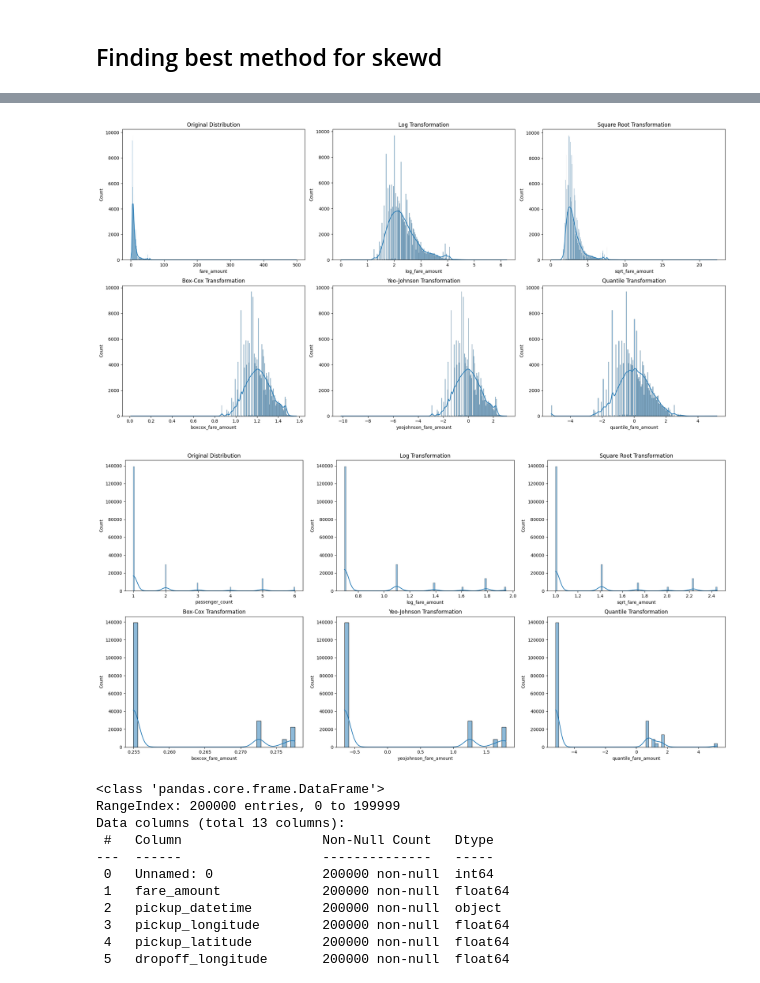
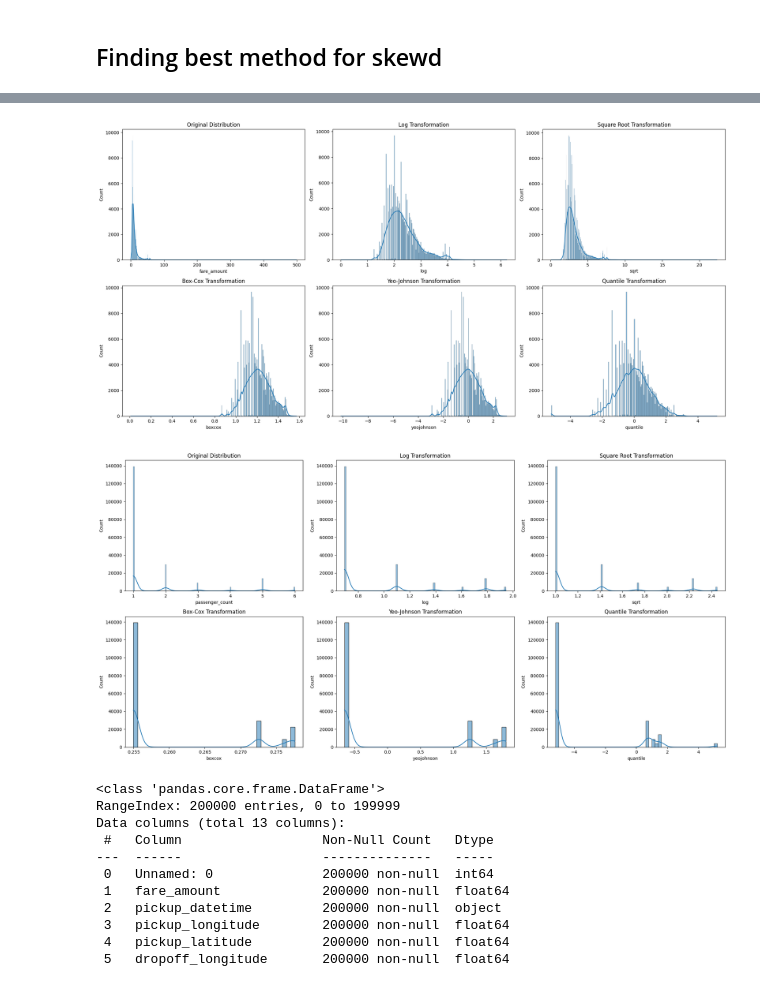
Before and after one commit to AJAYVISWA22/Uber-Fare-Prediction, a Jupyter notebook: Data_EXP.ipynb, the cells around one changed output, grey strips where cells are left out. Saved outputs shown, nothing was run; the diff lists cells and outputs as text; code cells hidden in the pictures.

```diff
--- a/Data_EXP.ipynb
+++ b/Data_EXP.ipynb
@@ -827,2 +825,5 @@ df1.describe().T
 # %% [markdown]
 # Skewness Handling
+# %%
+df_skew=df_null.copy()
+df_skew.head()
@@ -925,0 +916,3 @@ df4
+# %%
+df_skew_find=df_skew.copy()
+df_skew_find
@@ -927,21 +934,21 @@ df4
 def plot_skewd(df,columns):
 
     # Log Transformation
-    df['log_fare_amount'] = np.log1p(df[columns])
+    df['log'] = np.log1p(df[columns])
 
     # Square Root Transformation
-    df['sqrt_fare_amount'] = np.sqrt(df[columns])
+    df['sqrt'] = np.sqrt(df[columns])
 
     # Box-Cox Transformation
-    df['boxcox_fare_amount'], _ = boxcox(df[columns] + 1)  # Adding 1 to handle zero values
+    df['boxcox'], _ = boxcox(df[columns] + 1)  # Adding 1 to handle zero values
 
     # Yeo-Johnson Transformation
     pt = PowerTransformer(method='yeo-johnson')
-    df['yeojohnson_fare_amount'] = pt.fit_transform(df[[columns]])
+    df['yeojohnson'] = pt.fit_transform(df[[columns]])
 
     # Quantile Transformation
     qt = QuantileTransformer(output_distribution='normal')
-    df['quantile_fare_amount'] = qt.fit_transform(df[[columns]])
+    df['quantile'] = qt.fit_transform(df[[columns]])
 
     plt.figure(figsize=(20, 10))
 
@@ -952,39 +959,39 @@ def plot_skewd(df,columns):
 
     # Log Transformation
     plt.subplot(2, 3, 2)
-    sns.histplot(df['log_fare_amount'], kde=True)
+    sns.histplot(df['log'], kde=True)
     plt.title('Log Transformation')
 
     # Square Root Transformation
     plt.subplot(2, 3, 3)
-    sns.histplot(df['sqrt_fare_amount'], kde=True)
+    sns.histplot(df['sqrt'], kde=True)
     plt.title('Square Root Transformation')
 
     # Box-Cox Transformation
     plt.subplot(2, 3, 4)
-    sns.histplot(df['boxcox_fare_amount'], kde=True)
+    sns.histplot(df['boxcox'], kde=True)
     plt.title('Box-Cox Transformation')
 
     # Yeo-Johnson Transformation
     plt.subplot(2, 3, 5)
-    sns.histplot(df['yeojohnson_fare_amount'], kde=True)
+    sns.histplot(df['yeojohnson'], kde=True)
     plt.title('Yeo-Johnson Transformation')
 
     # Quantile Transformation
     plt.subplot(2, 3, 6)
-    sns.histplot(df['quantile_fare_amount'], kde=True)
+    sns.histplot(df['quantile'], kde=True)
     plt.title('Quantile Transformation')
 
     plt.tight_layout()
     plt.show()
 # %%
-plot_skewd(df4,"fare_amount")
+plot_skewd(df_skew_find,"fare_amount")
 # %% [output]
-[figure, old version]
+[figure, new version]
 # %%
-plot_skewd(df4,'passenger_count')
+plot_skewd(df_skew_find,'passenger_count')
 # %% [output]
-[figure, old version]
+[figure, new version]
 # %%
 df4.info()
 # %% [output]
```
Also changed, not shown: parts of 51 cells of this notebook.
